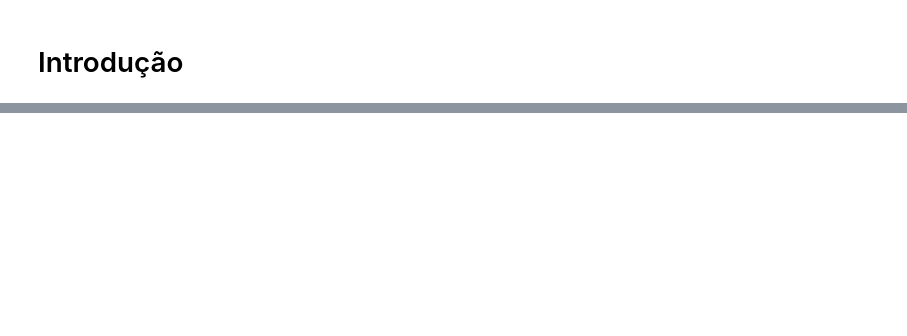
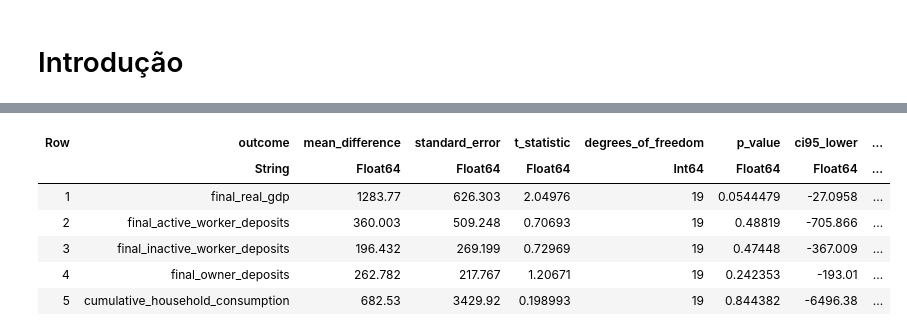
Before and after one commit to danielbandrade/BeforeIT-dba, a Jupyter notebook: dba-studies/gambling-market/exploracao-beforeIT-pt4.ipynb, the cells around one changed output, grey strips where cells are left out. Drawn from its saved outputs; the diff is of its cells as text; code cells hidden in the pictures; blank space fills up the shorter version.

```diff
--- a/dba-studies/gambling-market/exploracao-beforeIT-pt4.ipynb
+++ b/dba-studies/gambling-market/exploracao-beforeIT-pt4.ipynb
@@ -710,0 +235,73 @@ Esses resultados devem ser apresentados como evidência exploratória de 20 pare
+# %%
+results_path = first(path for path in (
+    joinpath(pwd(), "data", "paired-results.csv"),
+    joinpath(pwd(), "dba-studies", "gambling-market", "data", "paired-results.csv"),
+) if isfile(path))
+
+results = CSV.read(results_path, DataFrame)
+
+tested_outcomes = [
+    :final_real_gdp,
+    :final_active_worker_deposits,
+    :final_inactive_worker_deposits,
+    :final_owner_deposits,
+    :cumulative_household_consumption,
+]
+
+baseline = sort(filter(:scenario => ==("baseline"), results), :run)
+gambling = sort(filter(:scenario => ==("gambling"), results), :run)
+
+@assert baseline.run == gambling.run
+@assert baseline.simulation_seed == gambling.simulation_seed
+
+alpha = 0.05
+number_of_tests = length(tested_outcomes)
+
+significance = DataFrame(
+    outcome = String[],
+    mean_difference = Float64[],
+    standard_error = Float64[],
+    t_statistic = Float64[],
+    degrees_of_freedom = Int[],
+    p_value = Float64[],
+    ci95_lower = Float64[],
+    ci95_upper = Float64[],
+)
+
+for outcome in tested_outcomes
+    differences = gambling[!, outcome] - baseline[!, outcome]
+
+    n = length(differences)
+    mean_difference = mean(differences)
+    standard_error = std(differences) / sqrt(n)
+    degrees_of_freedom = n - 1
+
+    if iszero(standard_error)
+        t_statistic = iszero(mean_difference) ? 0.0 : sign(mean_difference) * Inf
+        p_value = iszero(mean_difference) ? 1.0 : 0.0
+        margin = 0.0
+    else
+        distribution = TDist(degrees_of_freedom)
+        t_statistic = mean_difference / standard_error
+        p_value = 2 * ccdf(distribution, abs(t_statistic))
+        critical_value = quantile(distribution, 1 - alpha / 2)
+        margin = critical_value * standard_error
+    end
+
+    push!(
+        significance,
+        (
+            string(outcome),
+            mean_difference,
+            standard_error,
+            t_statistic,
+            degrees_of_freedom,
+            p_value,
+            mean_difference - margin,
+            mean_difference + margin,
+        ),
+    )
+end
+
+display(significance)
+# %% [output]
@@ -710,0 +309,7 @@ Esses resultados devem ser apresentados como evidência exploratória de 20 pare
+| Row | outcome | mean_difference | standard_error | t_statistic | degrees_of_freedom | p_value | ci95_lower | ... |
+|  | String | Float64 | Float64 | Float64 | Int64 | Float64 | Float64 | ... |
+| 1 | final_real_gdp | 1283.77 | 626.303 | 2.04976 | 19 | 0.0544479 | -27.0958 | ... |
+| 2 | final_active_worker_deposits | 360.003 | 509.248 | 0.70693 | 19 | 0.48819 | -705.866 | ... |
+| 3 | final_inactive_worker_deposits | 196.432 | 269.199 | 0.72969 | 19 | 0.47448 | -367.009 | ... |
+| 4 | final_owner_deposits | 262.782 | 217.767 | 1.20671 | 19 | 0.242353 | -193.01 | ... |
+| 5 | cumulative_household_consumption | 682.53 | 3429.92 | 0.198993 | 19 | 0.844382 | -6496.38 | ... |
```
Also changed, not shown: parts of 48 cells of this notebook, 19 other files.
